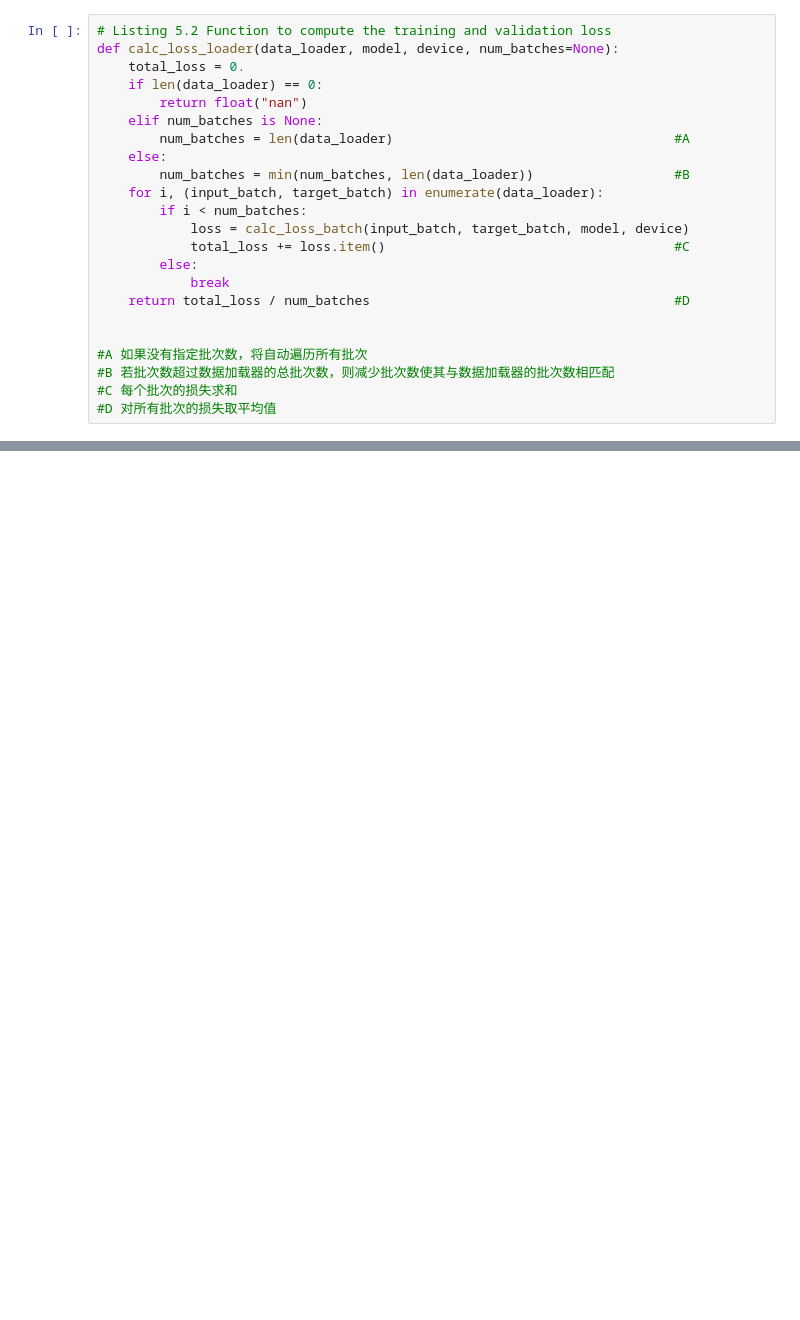
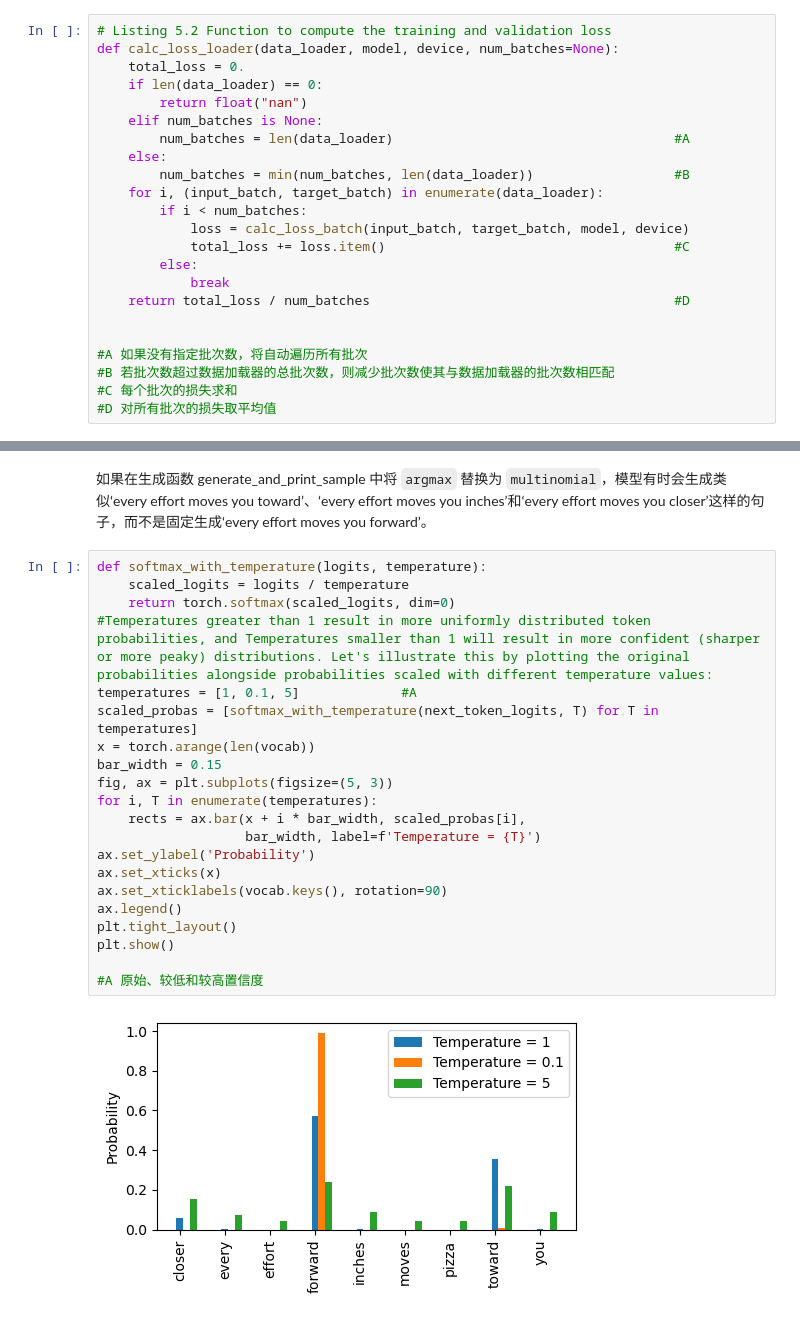
Before and after one commit to ThisFat/Practicing-of-LLM, a Jupyter notebook: 5_pretraining.ipynb, the cells around one changed output, grey strips where cells are left out. Saved outputs shown, nothing was run; the diff lists cells and outputs as text; blank space fills up the shorter version.

````diff
--- a/5_pretraining.ipynb
+++ b/5_pretraining.ipynb
@@ -453,0 +786,25 @@ Validation loss: 10.980905532836914
+# %% [markdown]
+如果在生成函数 generate_and_print_sample 中将 ```argmax``` 替换为 ```multinomial```，模型有时会生成类似‘every effort moves you toward’、‘every effort moves you inches’和‘every effort moves you closer’这样的句子，而不是固定生成‘every effort moves you forward’。
+# %%
+def softmax_with_temperature(logits, temperature):
+    scaled_logits = logits / temperature
+    return torch.softmax(scaled_logits, dim=0)
+#Temperatures greater than 1 result in more uniformly distributed token probabilities, and Temperatures smaller than 1 will result in more confident (sharper or more peaky) distributions. Let's illustrate this by plotting the original probabilities alongside probabilities scaled with different temperature values:
+temperatures = [1, 0.1, 5]             #A
+scaled_probas = [softmax_with_temperature(next_token_logits, T) for T in temperatures]
+x = torch.arange(len(vocab))
+bar_width = 0.15
+fig, ax = plt.subplots(figsize=(5, 3))
+for i, T in enumerate(temperatures):
+    rects = ax.bar(x + i * bar_width, scaled_probas[i],
+                   bar_width, label=f'Temperature = {T}')
+ax.set_ylabel('Probability')
+ax.set_xticks(x)
+ax.set_xticklabels(vocab.keys(), rotation=90)
+ax.legend()
+plt.tight_layout()
+plt.show()
+
+#A 原始、较低和较高置信度
+# %% [output]
+[figure, added]
````
Also changed, not shown: parts of 62 cells of this notebook, 9 other files.
